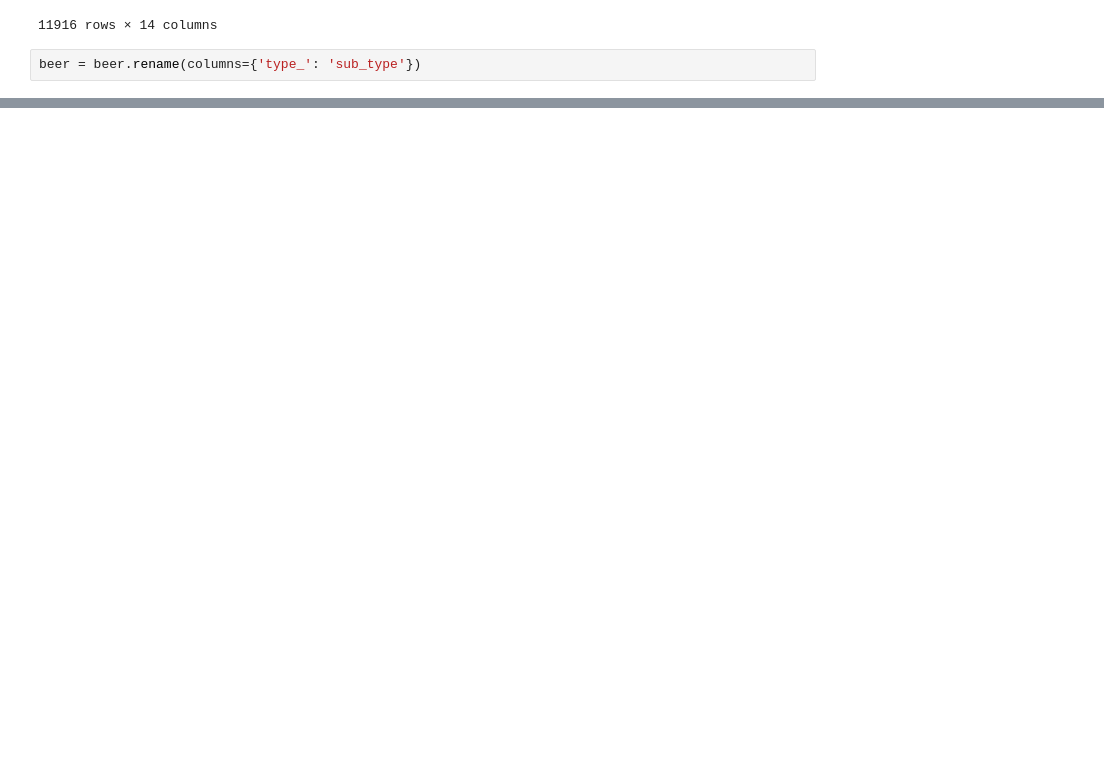
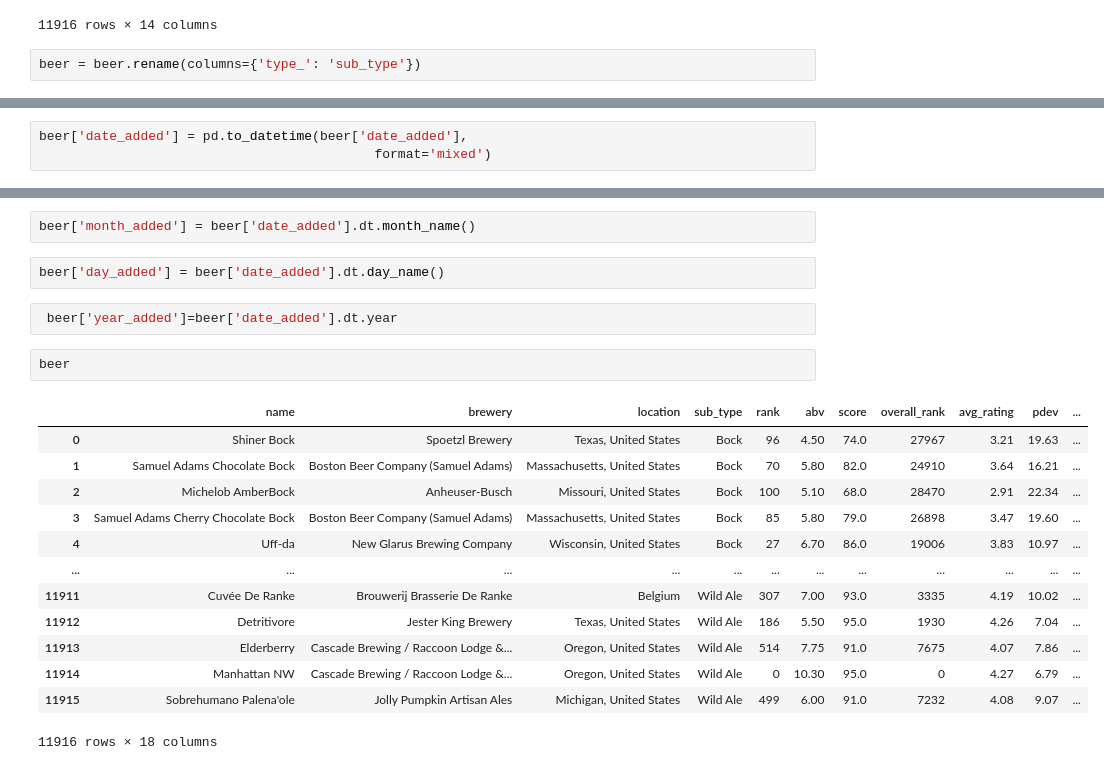
Before and after one commit to megyg6/sovereign-of-suds, a Jupyter notebook: notebooks/sov_beer_cleaning.ipynb, the cells around one changed output, grey strips where cells are left out. Cells and saved outputs as stored; diff of their text form; blank space fills up the shorter version.

```diff
--- a/notebooks/sov_beer_cleaning.ipynb
+++ b/notebooks/sov_beer_cleaning.ipynb
@@ -173,0 +308,3 @@ def type_(sub_type):
+# %%
+beer['date_added'] = pd.to_datetime(beer['date_added'],
+                                           format='mixed')
@@ -173,0 +331,22 @@ def type_(sub_type):
+# %%
+beer['month_added'] = beer['date_added'].dt.month_name()
+# %%
+beer['day_added'] = beer['date_added'].dt.day_name()
+# %%
+ beer['year_added']=beer['date_added'].dt.year
+# %%
+beer
+# %% [output]
+|  | name | brewery | location | sub_type | rank | abv | score | overall_rank | avg_rating | pdev | ... |
+| 0 | Shiner Bock | Spoetzl Brewery | Texas, United States | Bock | 96 | 4.50 | 74.0 | 27967 | 3.21 | 19.63 | ... |
+| 1 | Samuel Adams Chocolate Bock | Boston Beer Company (Samuel Adams) | Massachusetts, United States | Bock | 70 | 5.80 | 82.0 | 24910 | 3.64 | 16.21 | ... |
+| 2 | Michelob AmberBock | Anheuser-Busch | Missouri, United States | Bock | 100 | 5.10 | 68.0 | 28470 | 2.91 | 22.34 | ... |
+| 3 | Samuel Adams Cherry Chocolate Bock | Boston Beer Company (Samuel Adams) | Massachusetts, United States | Bock | 85 | 5.80 | 79.0 | 26898 | 3.47 | 19.60 | ... |
+| 4 | Uff-da | New Glarus Brewing Company | Wisconsin, United States | Bock | 27 | 6.70 | 86.0 | 19006 | 3.83 | 10.97 | ... |
+| ... | ... | ... | ... | ... | ... | ... | ... | ... | ... | ... | ... |
+| 11911 | Cuvée De Ranke | Brouwerij Brasserie De Ranke | Belgium | Wild Ale | 307 | 7.00 | 93.0 | 3335 | 4.19 | 10.02 | ... |
+| 11912 | Detritivore | Jester King Brewery | Texas, United States | Wild Ale | 186 | 5.50 | 95.0 | 1930 | 4.26 | 7.04 | ... |
+| 11913 | Elderberry | Cascade Brewing / Raccoon Lodge &... | Oregon, United States | Wild Ale | 514 | 7.75 | 91.0 | 7675 | 4.07 | 7.86 | ... |
+| 11914 | Manhattan NW | Cascade Brewing / Raccoon Lodge &... | Oregon, United States | Wild Ale | 0 | 10.30 | 95.0 | 0 | 4.27 | 6.79 | ... |
+| 11915 | Sobrehumano Palena'ole | Jolly Pumpkin Artisan Ales | Michigan, United States | Wild Ale | 499 | 6.00 | 91.0 | 7232 | 4.08 | 9.07 | ... |
+11916 rows × 18 columns
```
Also changed, not shown: parts of 29 cells of this notebook, 2 other files.
